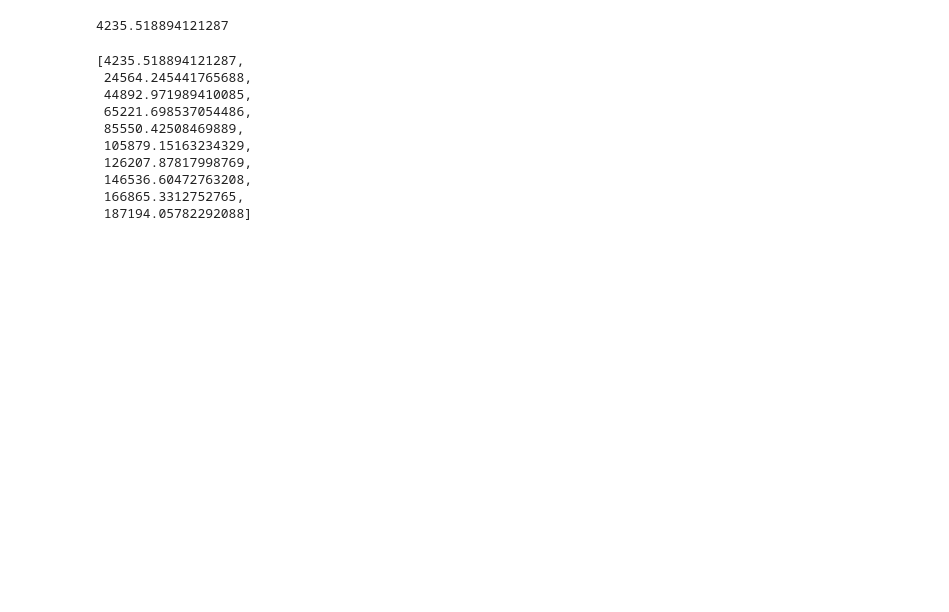
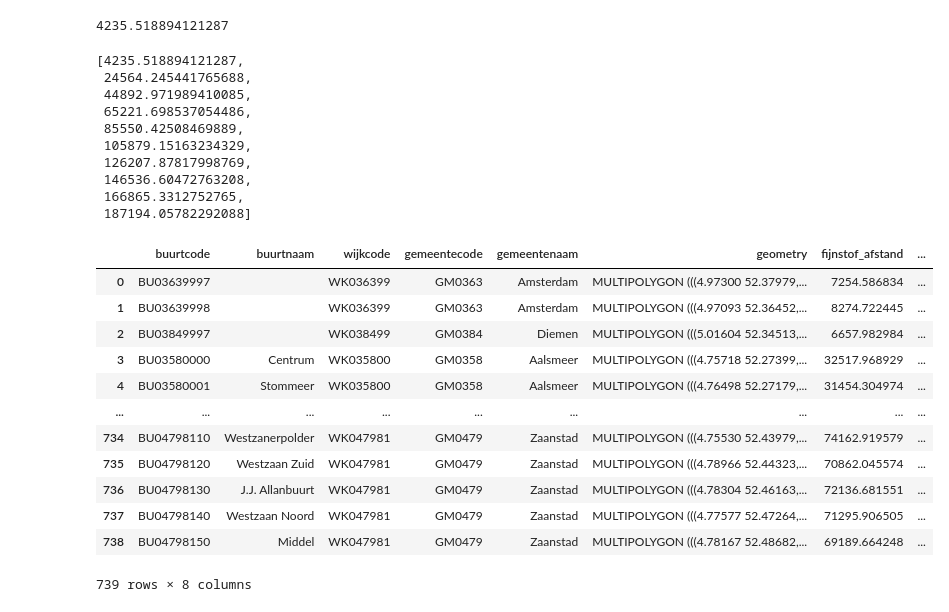
Before and after one commit to Tjalling-dejong/GrandFinaleOD, a Jupyter notebook: scripts/get_data.ipynb, the cells around one changed output. Cells and saved outputs as stored; diff of their text form; code cells hidden in the pictures; blank space fills up the shorter version.

```diff
--- a/scripts/get_data.ipynb
+++ b/scripts/get_data.ipynb
@@ -97,3 +97,19 @@ buurten_emissies= buurten_emissies.drop(columns="bu_naam")
 # %%
 
 buurten_emissies.to_file("../data/buurten_od_emissies.geojson")
+# %%
+buurten_emissies
+# %% [output]
+|  | buurtcode | buurtnaam | wijkcode | gemeentecode | gemeentenaam | geometry | fijnstof_afstand | ... |
+| 0 | BU03639997 |  | WK036399 | GM0363 | Amsterdam | MULTIPOLYGON (((4.97300 52.37979,... | 7254.586834 | ... |
+| 1 | BU03639998 |  | WK036399 | GM0363 | Amsterdam | MULTIPOLYGON (((4.97093 52.36452,... | 8274.722445 | ... |
+| 2 | BU03849997 |  | WK038499 | GM0384 | Diemen | MULTIPOLYGON (((5.01604 52.34513,... | 6657.982984 | ... |
+| 3 | BU03580000 | Centrum | WK035800 | GM0358 | Aalsmeer | MULTIPOLYGON (((4.75718 52.27399,... | 32517.968929 | ... |
+| 4 | BU03580001 | Stommeer | WK035800 | GM0358 | Aalsmeer | MULTIPOLYGON (((4.76498 52.27179,... | 31454.304974 | ... |
+| ... | ... | ... | ... | ... | ... | ... | ... | ... |
+| 734 | BU04798110 | Westzanerpolder | WK047981 | GM0479 | Zaanstad | MULTIPOLYGON (((4.75530 52.43979,... | 74162.919579 | ... |
+| 735 | BU04798120 | Westzaan Zuid | WK047981 | GM0479 | Zaanstad | MULTIPOLYGON (((4.78966 52.44323,... | 70862.045574 | ... |
+| 736 | BU04798130 | J.J. Allanbuurt | WK047981 | GM0479 | Zaanstad | MULTIPOLYGON (((4.78304 52.46163,... | 72136.681551 | ... |
+| 737 | BU04798140 | Westzaan Noord | WK047981 | GM0479 | Zaanstad | MULTIPOLYGON (((4.77577 52.47264,... | 71295.906505 | ... |
+| 738 | BU04798150 | Middel | WK047981 | GM0479 | Zaanstad | MULTIPOLYGON (((4.78167 52.48682,... | 69189.664248 | ... |
+739 rows × 8 columns
```
Also changed, not shown: parts of 9 cells of this notebook, 9 other files.
